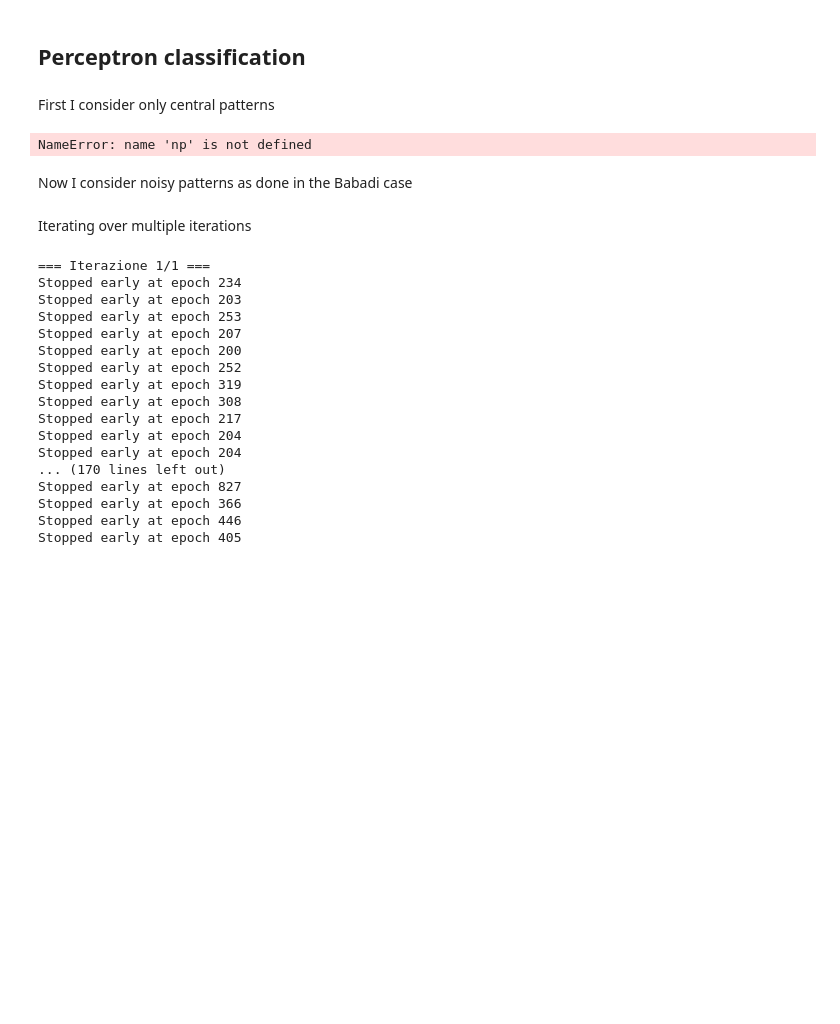
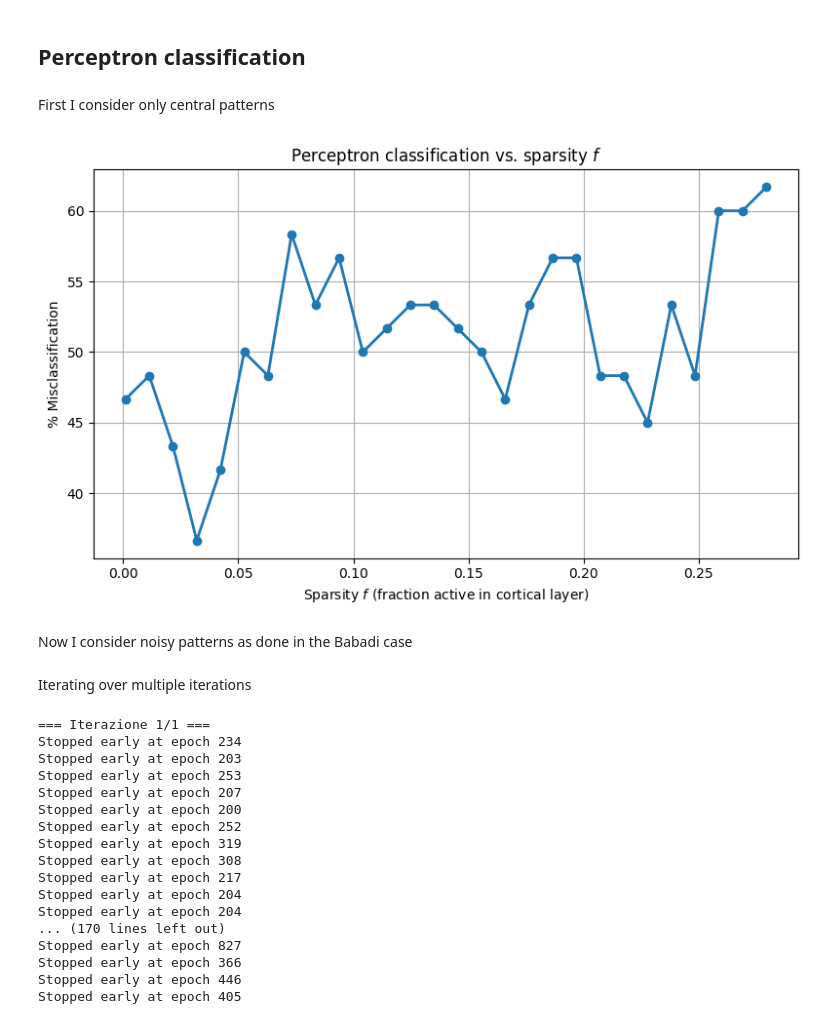
Before and after one commit to LetiziaC14/Neuroscience_Network_Models, a Jupyter notebook: FF_classification.ipynb, the cells around one changed output. Saved outputs shown, nothing was run; the diff lists cells and outputs as text; code cells hidden in the pictures; blank space fills up the shorter version.

```diff
--- a/FF_classification.ipynb
+++ b/FF_classification.ipynb
@@ -1540,14 +1464,14 @@ for iteration in range(1, n_iterations + 1):
             f_values,
             mean_errors_per_delta[deltaS_test],
             yerr=std_errors_per_delta[deltaS_test],
-            marker='o', lw=2, capsize=4,
+            marker='o',markersize=3, lw=1.5, capsize=4,
             label=f"ΔS_test={deltaS_test}"
         )
 
-    plt.xlabel("Cortical sparsity $f$")
-    plt.ylabel("Classification error on noisy patterns")
-    plt.title(f"Iteration {iteration}: error vs sparsity $f$")
-    plt.grid(True)
+    plt.xlabel("Cortical sparsity $f$", fontsize=12, fontweight='bold')
+    plt.ylabel("Perceptron Readout",fontsize=12, fontweight='bold')
+    plt.title(f"Perceptron Error vs sparsity $f$", fontsize=14)
+    plt.grid(True, linestyle=':', alpha=0.6)
     plt.legend()
     plt.tight_layout()
     plt.savefig(f"plot_iter_{iteration}_multi_delta.png", dpi=300)
@@ -1950,7 +1876,7 @@ epochs = 200
 eta = 1e-3
 N_S = 100         # sensory size
 N_R = 2000        # representation size (large → precise f_R)
-P   = 500         # #patterns to sample histogram
+P   = 100         # #patterns to sample histogram
 beta = 10.0         # mean bias scale: m_J = beta/sqrt(N_S)
 c     = 2       # weight std scale: sigma_J = c/sqrt(N_S)  (smaller → sharper 0/1 spikes)
 
@@ -1976,35 +1902,35 @@ for f in f_values:
     # project centers to cortical binary codes
     central_corticals, h = compute_cortical_patterns(S, J, T)
 
     # split indices into train / test (random, reproducible)
     P_total = central_corticals.shape[0]
     idx = np.arange(P_total)
     rng.shuffle(idx)
     n_train = int(np.round(train_frac * P_total))
     train_idx = idx[:n_train]
     test_idx  = idx[n_train:]
 
     X_train = central_corticals[train_idx]
     y_train = labels[train_idx]
     X_test  = central_corticals[test_idx]
     y_test  = labels[test_idx]
 
     # empirical sparsity used for centering (use training empirical f)
     f_train = float(np.mean(X_train))
 
     # train perceptron on training central patterns only
     W = train_perceptron_J(X_train, y_train, f, epochs=epochs, eta=eta)
 
     # evaluate on training and held-out test central patterns
     err_train = test_perceptron_J(X_train, y_train, W, f)
     err_test  = test_perceptron_J(X_test,  y_test,  W, f)
 
     perceptron_errors_train.append(err_train)
     perceptron_errors_test.append(err_test)
 
-plot_smoothed_results_J(f_values, perceptron_errors, window_size=3)
+plot_smoothed_results_J(f_values, perceptron_errors_test, window_size=3)
 # %% [output]
-NameError: name 'np' is not defined
+[figure, added]
 # %% [markdown]
 Now I consider noisy patterns as done in the Babadi case
 # %%
```
Also changed, not shown: parts of 11 cells of this notebook.
